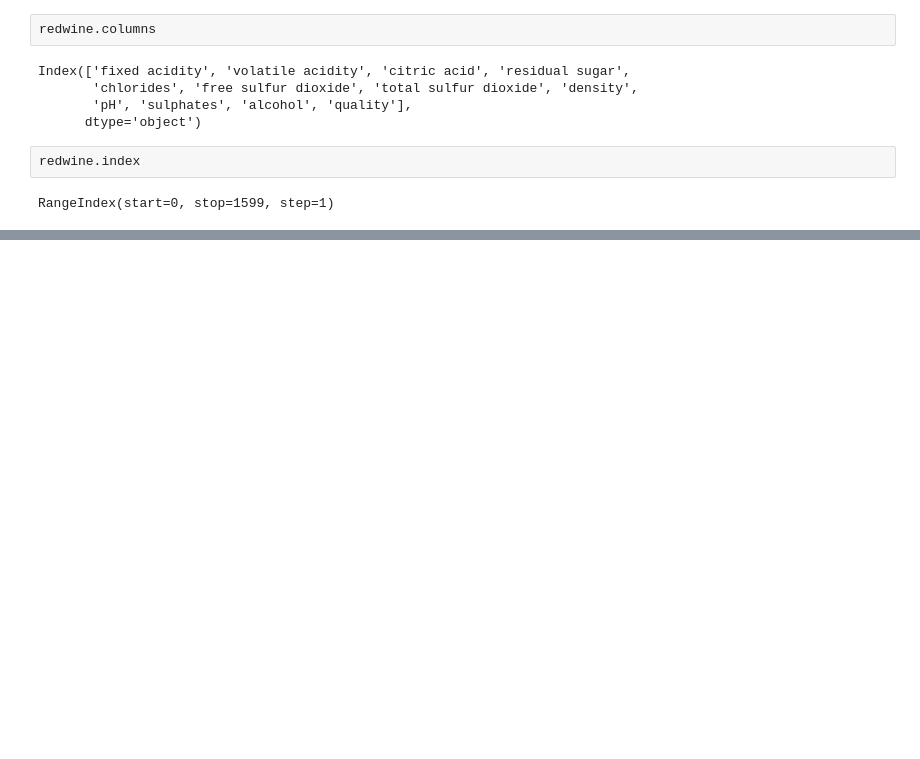
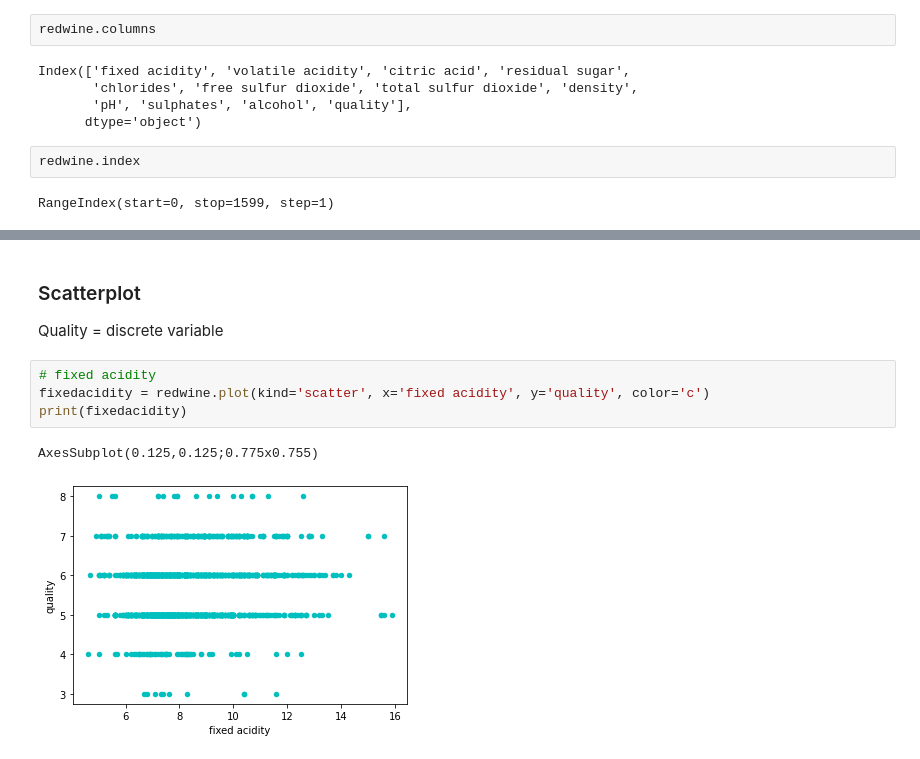
Before and after one commit to ygcha/DH150, a Jupyter notebook: Final Project/Assignment5.ipynb, the cells around one changed output, grey strips where cells are left out. Drawn from its saved outputs; the diff is of its cells as text; blank space fills up the shorter version.

```diff
--- a/Final Project/Assignment5.ipynb
+++ b/Final Project/Assignment5.ipynb
@@ -45,0 +119,10 @@ Name: quality, dtype: int64
+# %% [markdown]
+### Scatterplot
+Quality = discrete variable
+# %%
+# fixed acidity
+fixedacidity = redwine.plot(kind='scatter', x='fixed acidity', y='quality', color='c')
+print(fixedacidity)
+# %% [output]
+AxesSubplot(0.125,0.125;0.775x0.755)
+[figure, added]
```
Also changed, not shown: parts of 35 cells of this notebook.
